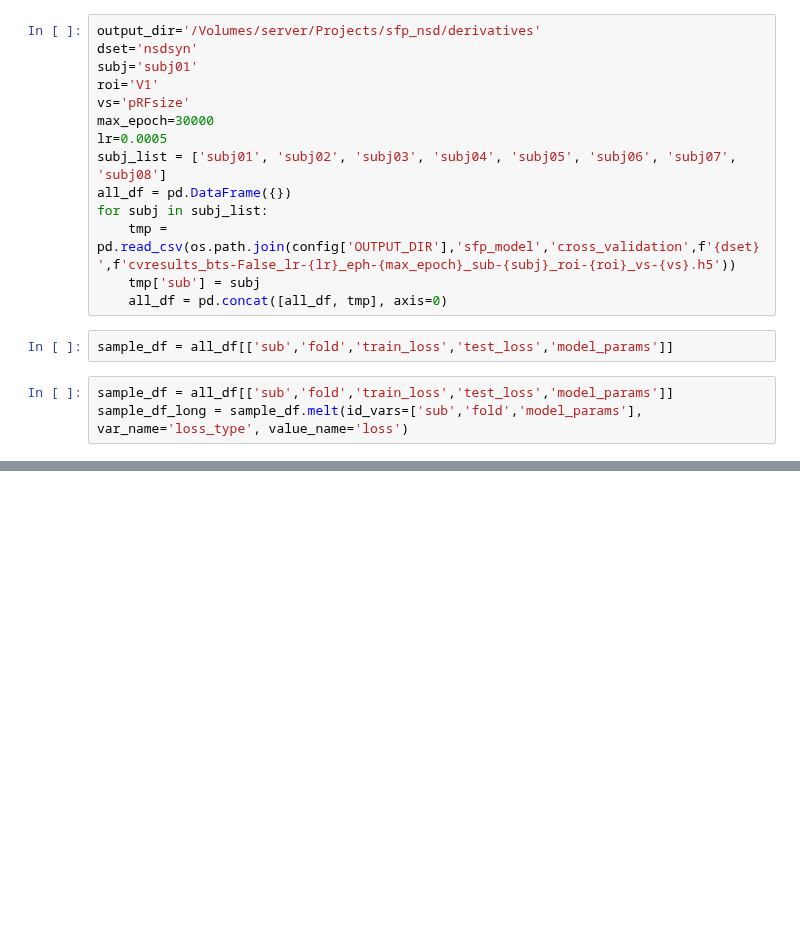
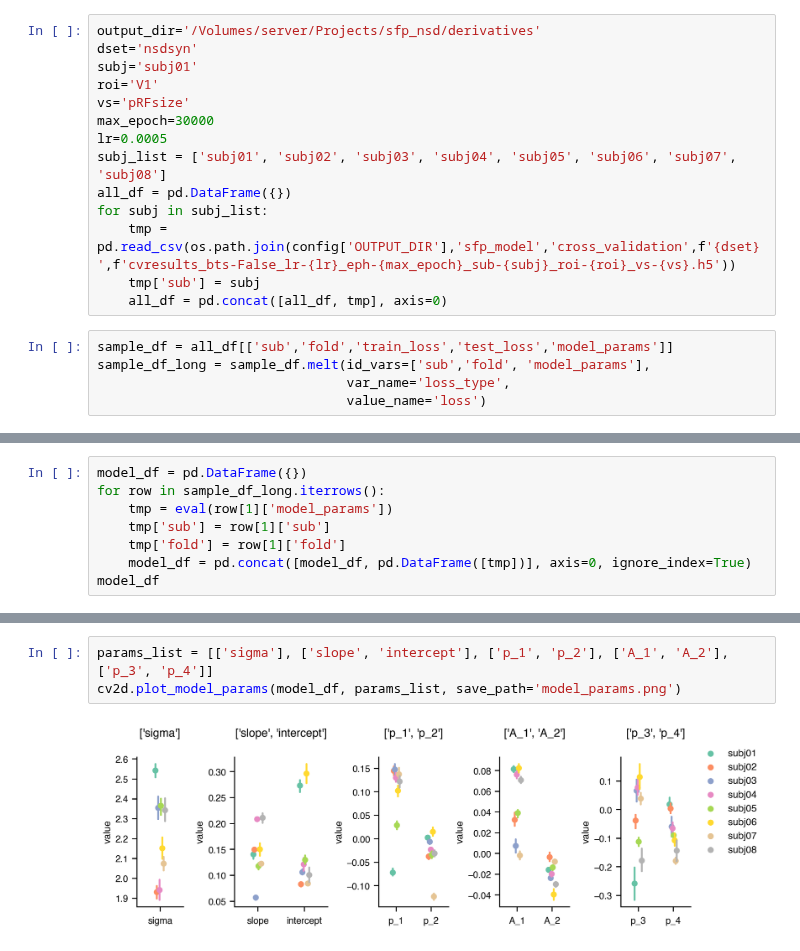
Before and after one commit to JiyeongHa/Spatial-Frequency-Preference_NSDsyn, a Jupyter notebook: notebooks/3.1.2-analyze-cross-validation-results.ipynb, the cells around one changed output, grey strips where cells are left out. Drawn from its saved outputs; the diff is of its cells as text; blank space fills up the shorter version.

```diff
--- a/notebooks/3.1.2-analyze-cross-validation-results.ipynb
+++ b/notebooks/3.1.2-analyze-cross-validation-results.ipynb
@@ -38,6 +35,6 @@ for subj in subj_list:
     all_df = pd.concat([all_df, tmp], axis=0)
 # %%
 sample_df = all_df[['sub','fold','train_loss','test_loss','model_params']]
+sample_df_long = sample_df.melt(id_vars=['sub','fold', 'model_params'],
+                                var_name='loss_type',
+                                value_name='loss')
-# %%
-sample_df = all_df[['sub','fold','train_loss','test_loss','model_params']]
-sample_df_long = sample_df.melt(id_vars=['sub','fold','model_params'], var_name='loss_type', value_name='loss')
@@ -49,0 +41,8 @@ sns.catplot(data=sample_df_long,
+# %%
+model_df = pd.DataFrame({})
+for row in sample_df_long.iterrows():
+    tmp = eval(row[1]['model_params'])
+    tmp['sub'] = row[1]['sub']
+    tmp['fold'] = row[1]['fold']
+    model_df = pd.concat([model_df, pd.DataFrame([tmp])], axis=0, ignore_index=True)
+model_df
@@ -49,0 +63,5 @@ sns.catplot(data=sample_df_long,
+# %%
+params_list = [['sigma'], ['slope', 'intercept'], ['p_1', 'p_2'], ['A_1', 'A_2'], ['p_3', 'p_4']]
+cv2d.plot_model_params(model_df, params_list, save_path='model_params.png')
+# %% [output]
+[figure, added]
```
Also changed, not shown: parts of 12 cells of this notebook, 1 other file.
